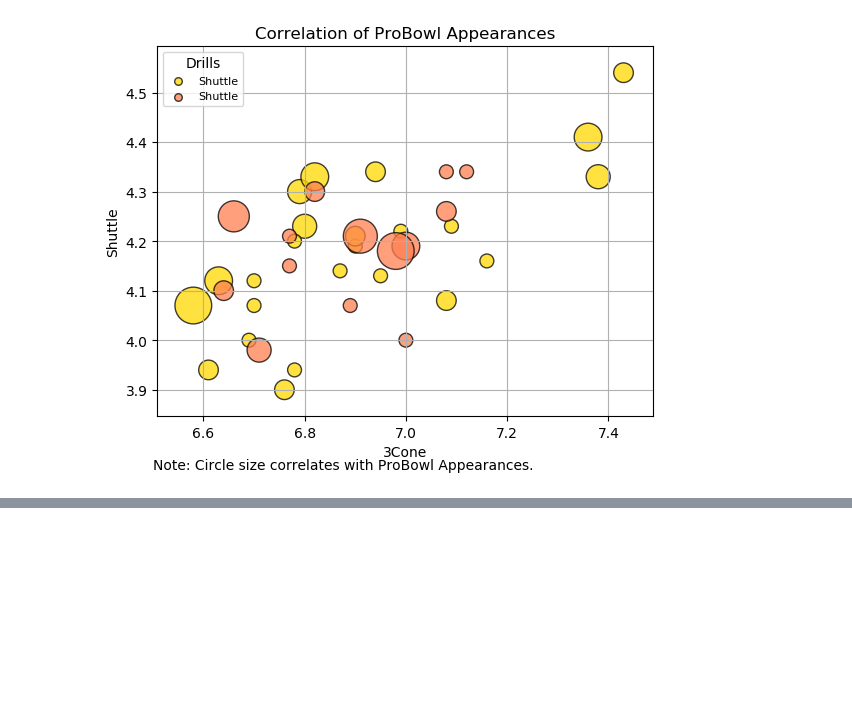
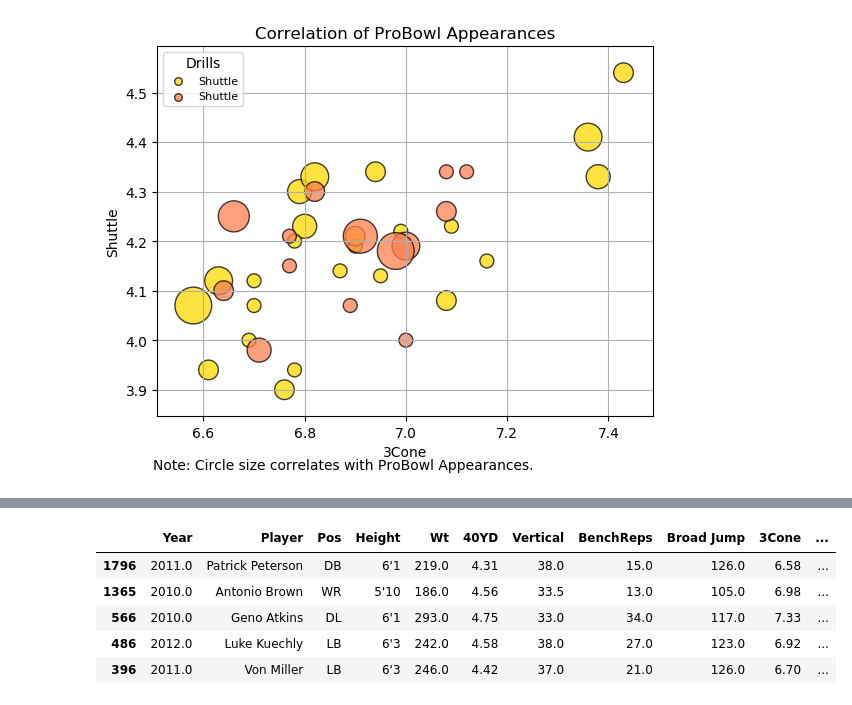
Before and after one commit to lucyhohler/The_Panda_Express, a Jupyter notebook: Charting.ipynb, the cells around one changed output, grey strips where cells are left out. Cells and saved outputs as stored; diff of their text form; code cells hidden in the pictures; blank space fills up the shorter version.

```diff
--- a/Charting.ipynb
+++ b/Charting.ipynb
@@ -543,0 +552,24 @@ plt.show()
+# %%
+def height_to_inches(ss):
+    try:
+        s = str(ss).split("'")
+        return (float(s[0]) * 12) + float(s[1])
+    except Exception:
+        return np.nan
+
+def height_to_inches(ss):
+    try:
+        s = str(ss).split("'")
+        return (float(s[0]) * 12) + float(s[1])
+    except Exception:
+        return np.nan
+
+master_ALL['HeightInch'] = master_ALL['Height'].map(height_to_inches, na_action='ignore')
+master_ALL.head()
+# %% [output]
+|  | Year | Player | Pos | Height | Wt | 40YD | Vertical | BenchReps | Broad Jump | 3Cone | ... |
+| 1796 | 2011.0 | Patrick Peterson | DB | 6'1 | 219.0 | 4.31 | 38.0 | 15.0 | 126.0 | 6.58 | ... |
+| 1365 | 2010.0 | Antonio Brown | WR | 5'10 | 186.0 | 4.56 | 33.5 | 13.0 | 105.0 | 6.98 | ... |
+| 566 | 2010.0 | Geno Atkins | DL | 6'1 | 293.0 | 4.75 | 33.0 | 34.0 | 117.0 | 7.33 | ... |
+| 486 | 2012.0 | Luke Kuechly | LB | 6'3 | 242.0 | 4.58 | 38.0 | 27.0 | 123.0 | 6.92 | ... |
+| 396 | 2011.0 | Von Miller | LB | 6'3 | 246.0 | 4.42 | 37.0 | 21.0 | 126.0 | 6.70 | ... |
```
Also changed, not shown: parts of 3 cells of this notebook, 3 other files.
